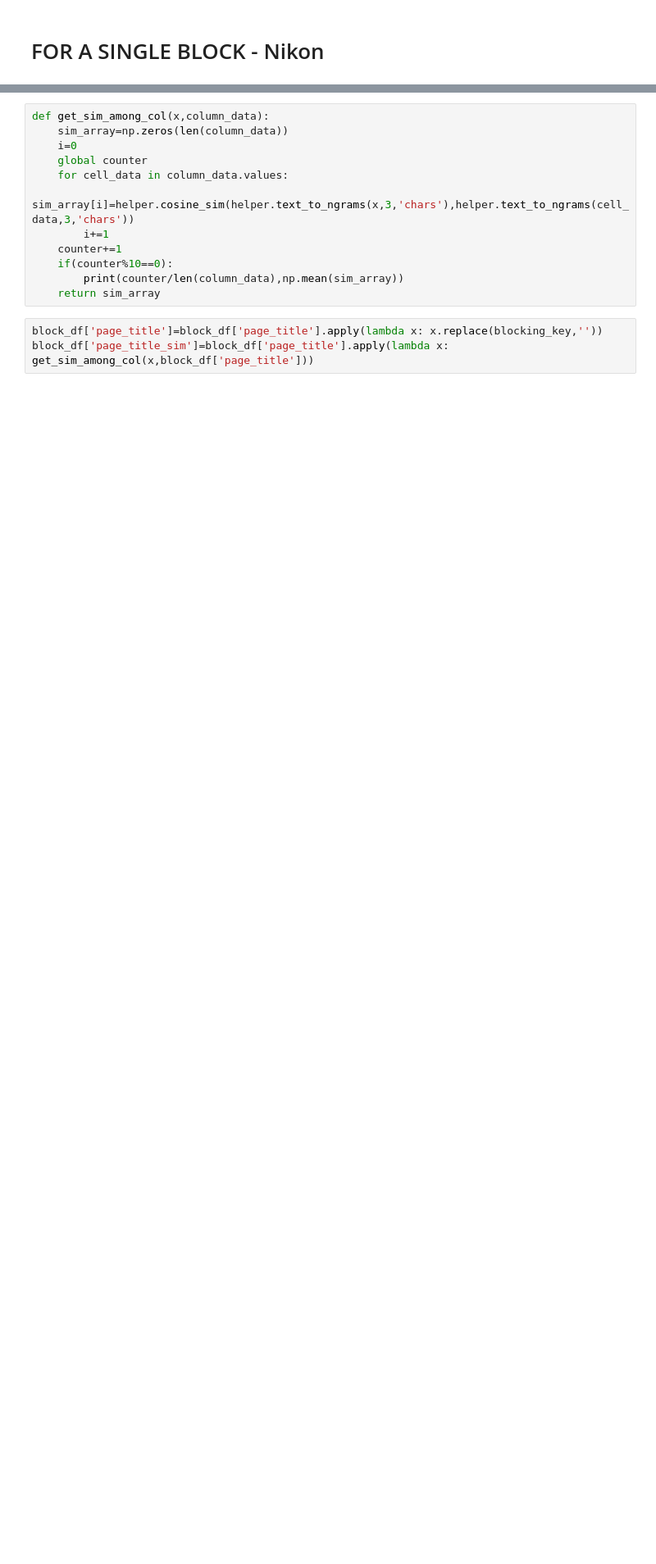
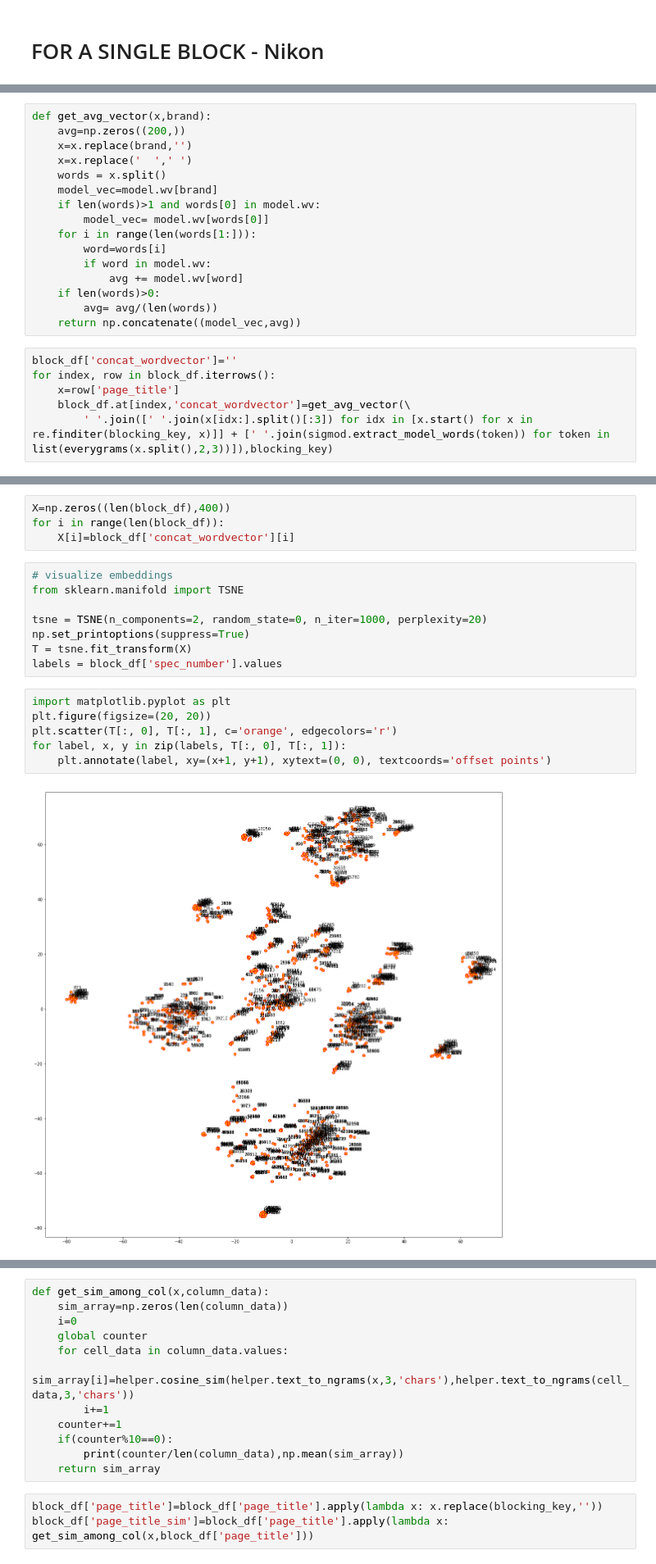
Before and after one commit to GunesYurdakul/SIGMOD, a Jupyter notebook: quickstart_package/MAIN.ipynb, the cells around one changed output, grey strips where cells are left out. Shown at 82% size. Cells and saved outputs as stored; diff of their text form; blank space fills up the shorter version.

Commit message:
add clustering inside blocks

```diff
--- a/quickstart_package/MAIN.ipynb
+++ b/quickstart_package/MAIN.ipynb
@@ -152,0 +307,22 @@ len(block_df)
+# %%
+def get_avg_vector(x,brand):
+    avg=np.zeros((200,))
+    x=x.replace(brand,'')
+    x=x.replace('  ',' ')
+    words = x.split()
+    model_vec=model.wv[brand]
+    if len(words)>1 and words[0] in model.wv:
+        model_vec= model.wv[words[0]]
+    for i in range(len(words[1:])):
+        word=words[i]
+        if word in model.wv:
+            avg += model.wv[word]
+    if len(words)>0:
+        avg= avg/(len(words))
+    return np.concatenate((model_vec,avg))
+# %%
+block_df['concat_wordvector']=''
+for index, row in block_df.iterrows():
+    x=row['page_title']
+    block_df.at[index,'concat_wordvector']=get_avg_vector(\
+        ' '.join([' '.join(x[idx:].split()[:3]) for idx in [x.start() for x in re.finditer(blocking_key, x)]] + [' '.join(sigmod.extract_model_words(token)) for token in list(everygrams(x.split(),2,3))]),blocking_key)
@@ -152,0 +335,20 @@ len(block_df)
+# %%
+X=np.zeros((len(block_df),400))
+for i in range(len(block_df)):
+    X[i]=block_df['concat_wordvector'][i]
+# %%
+# visualize embeddings
+from sklearn.manifold import TSNE
+
+tsne = TSNE(n_components=2, random_state=0, n_iter=1000, perplexity=20)
+np.set_printoptions(suppress=True)
+T = tsne.fit_transform(X)
+labels = block_df['spec_number'].values
+# %%
+import matplotlib.pyplot as plt
+plt.figure(figsize=(20, 20))
+plt.scatter(T[:, 0], T[:, 1], c='orange', edgecolors='r')
+for label, x, y in zip(labels, T[:, 0], T[:, 1]):
+    plt.annotate(label, xy=(x+1, y+1), xytext=(0, 0), textcoords='offset points')
+# %% [output]
+[figure, added]
```
Also changed, not shown: parts of 42 cells of this notebook, 1 other file.
